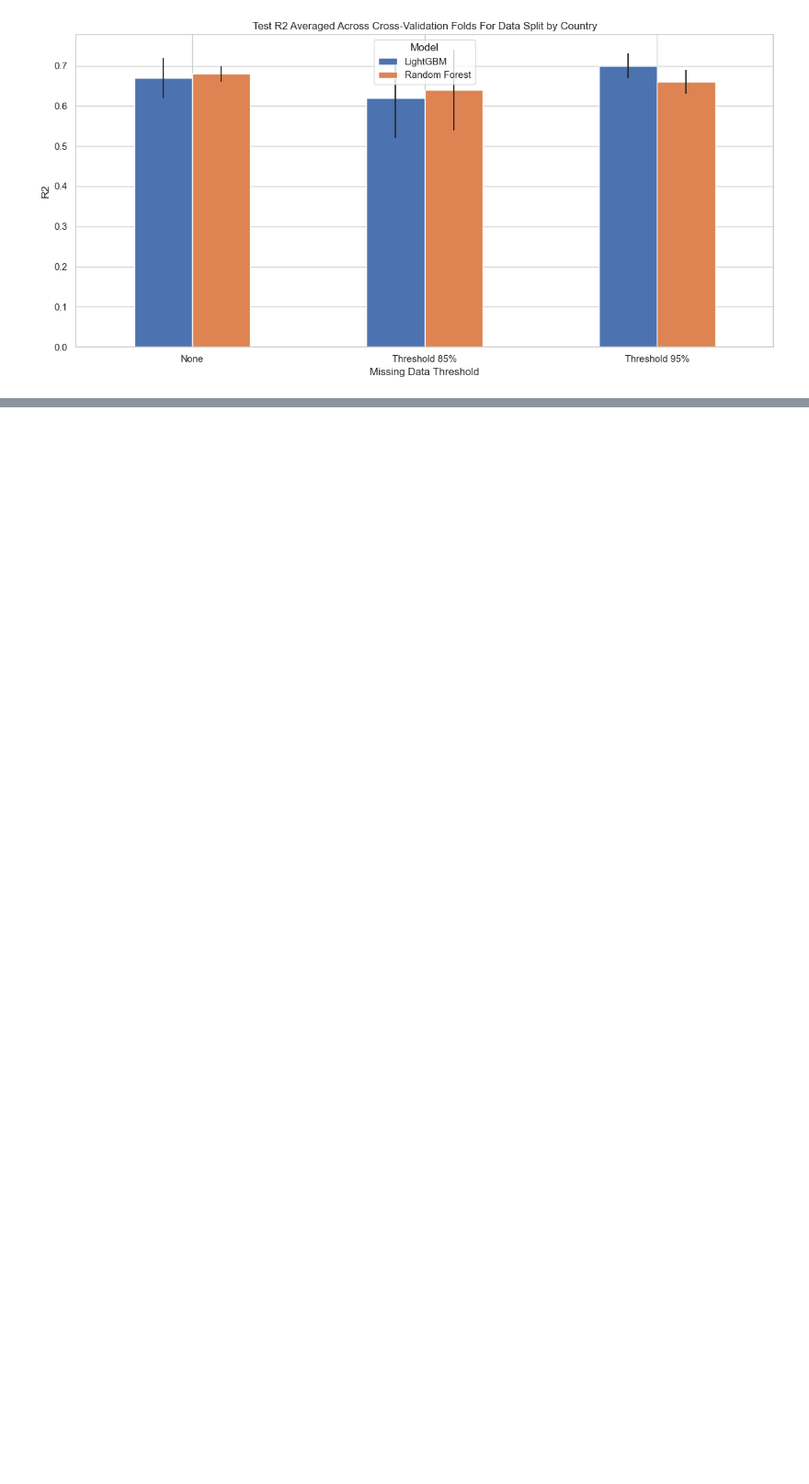
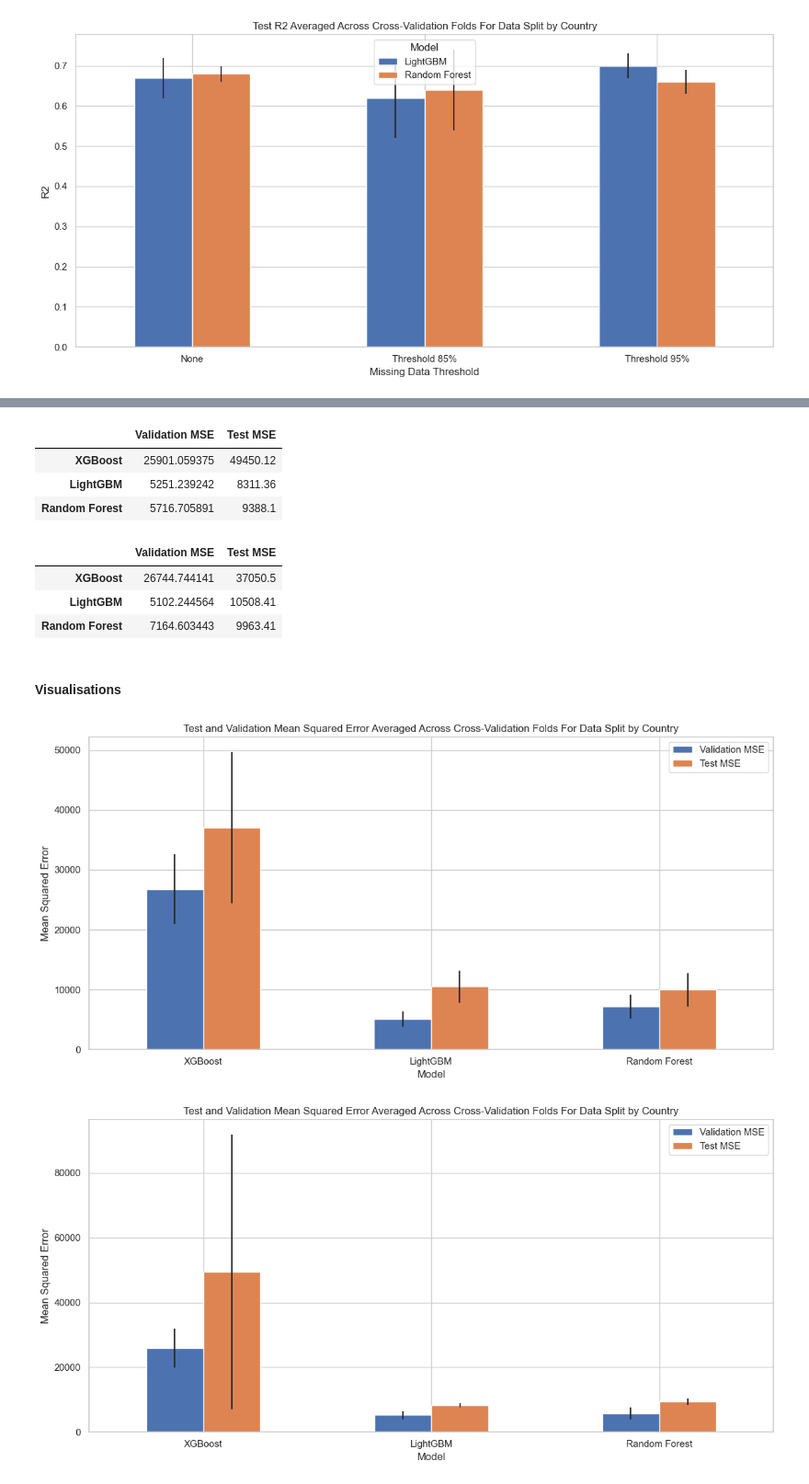
Before and after one commit to R0sle/health_economics_honours, a Jupyter notebook: code/income_models/inc_model_comp.ipynb, the cells around one changed output, grey strips where cells are left out. Shown at 92% size. Drawn from its saved outputs; the diff is of its cells as text; code cells hidden in the pictures; blank space fills up the shorter version.

```diff
--- a/code/income_models/inc_model_comp.ipynb
+++ b/code/income_models/inc_model_comp.ipynb
@@ -578,0 +639,63 @@ for metric in metrics:
+# %%
+mean_95 = pd.DataFrame(index=['XGBoost', 'LightGBM', 'Random Forest'], columns=['Validation MSE', 'Test MSE'])
+mean_95.loc['XGBoost', 'Validation MSE'] = mean_validation_mse.loc['Threshold 95%', 'XGBoost']
+mean_95.loc['LightGBM', 'Validation MSE'] = mean_validation_mse.loc['Threshold 95%', 'LightGBM']
+mean_95.loc['Random Forest', 'Validation MSE'] = mean_validation_mse.loc['Threshold 95%', 'Random Forest']
+mean_95.loc['XGBoost', 'Test MSE'] = mean_concat_mse.loc['Threshold 95%', 'XGBoost']
+mean_95.loc['LightGBM', 'Test MSE'] = mean_concat_mse.loc['Threshold 95%', 'LightGBM']
+mean_95.loc['Random Forest', 'Test MSE'] = mean_concat_mse.loc['Threshold 95%', 'Random Forest']
+mean_95
+# %% [output]
+|  | Validation MSE | Test MSE |
+| XGBoost | 25901.059375 | 49450.12 |
+| LightGBM | 5251.239242 | 8311.36 |
+| Random Forest | 5716.705891 | 9388.1 |
+# %%
+std_95 = pd.DataFrame(index=['XGBoost', 'LightGBM', 'Random Forest'], columns=['Validation MSE', 'Test MSE'])
+std_95.loc['XGBoost', 'Validation MSE'] = std_validation_mse.loc['Threshold 95%', 'XGBoost']
+std_95.loc['LightGBM', 'Validation MSE'] = std_validation_mse.loc['Threshold 95%', 'LightGBM']
+std_95.loc['Random Forest', 'Validation MSE'] = std_validation_mse.loc['Threshold 95%', 'Random Forest']
+std_95.loc['XGBoost', 'Test MSE'] = std_concat_mse.loc['Threshold 95%', 'XGBoost']
+std_95.loc['LightGBM', 'Test MSE'] = std_concat_mse.loc['Threshold 95%', 'LightGBM']
+std_95.loc['Random Forest', 'Test MSE'] = std_concat_mse.loc['Threshold 95%', 'Random Forest']
+# %%
+mean_85 = pd.DataFrame(index=['XGBoost', 'LightGBM', 'Random Forest'], columns=['Validation MSE', 'Test MSE'])
+mean_85.loc['XGBoost', 'Validation MSE'] = mean_validation_mse.loc['Threshold 85%', 'XGBoost']
+mean_85.loc['LightGBM', 'Validation MSE'] = mean_validation_mse.loc['Threshold 85%', 'LightGBM']
+mean_85.loc['Random Forest', 'Validation MSE'] = mean_validation_mse.loc['Threshold 85%', 'Random Forest']
+mean_85.loc['XGBoost', 'Test MSE'] = mean_concat_mse.loc['Threshold 85%', 'XGBoost']
+mean_85.loc['LightGBM', 'Test MSE'] = mean_concat_mse.loc['Threshold 85%', 'LightGBM']
+mean_85.loc['Random Forest', 'Test MSE'] = mean_concat_mse.loc['Threshold 85%', 'Random Forest']
+mean_85
+# %% [output]
+|  | Validation MSE | Test MSE |
+| XGBoost | 26744.744141 | 37050.5 |
+| LightGBM | 5102.244564 | 10508.41 |
+| Random Forest | 7164.603443 | 9963.41 |
+# %%
+std_85 = pd.DataFrame(index=['XGBoost', 'LightGBM', 'Random Forest'], columns=['Validation MSE', 'Test MSE'])
+std_85.loc['XGBoost', 'Validation MSE'] = std_validation_mse.loc['Threshold 85%', 'XGBoost']
+std_85.loc['LightGBM', 'Validation MSE'] = std_validation_mse.loc['Threshold 85%', 'LightGBM']
+std_85.loc['Random Forest', 'Validation MSE'] = std_validation_mse.loc['Threshold 85%', 'Random Forest']
+std_85.loc['XGBoost', 'Test MSE'] = std_concat_mse.loc['Threshold 85%', 'XGBoost']
+std_85.loc['LightGBM', 'Test MSE'] = std_concat_mse.loc['Threshold 85%', 'LightGBM']
+std_85.loc['Random Forest', 'Test MSE'] = std_concat_mse.loc['Threshold 85%', 'Random Forest']
+# %% [markdown]
+#### Visualisations
+# %%
+mean_validation_scores = [mean_85, mean_95, mean_none]
+std_validation_scores = [std_85, std_95, std_none]
+# %%
+bar_index = ['XGBoost', 'LightGBM', 'Random Forest']
+
+for i in range(3):
+
+    ax = mean_validation_scores[i].plot.bar(rot=0, yerr=std_validation_scores[i], figsize=(12, 6))
+    plt.title("Test and Validation Mean Squared Error Averaged Across Cross-Validation Folds For Data Split by Country")
+    plt.xlabel("Model")
+    plt.ylabel('Mean Squared Error')
+    plt.tight_layout()
+    plt.show()
+# %% [output]
+[figure, added]
+[figure, added]
```
Also changed, not shown: parts of 10 cells of this notebook, 51 other files.
